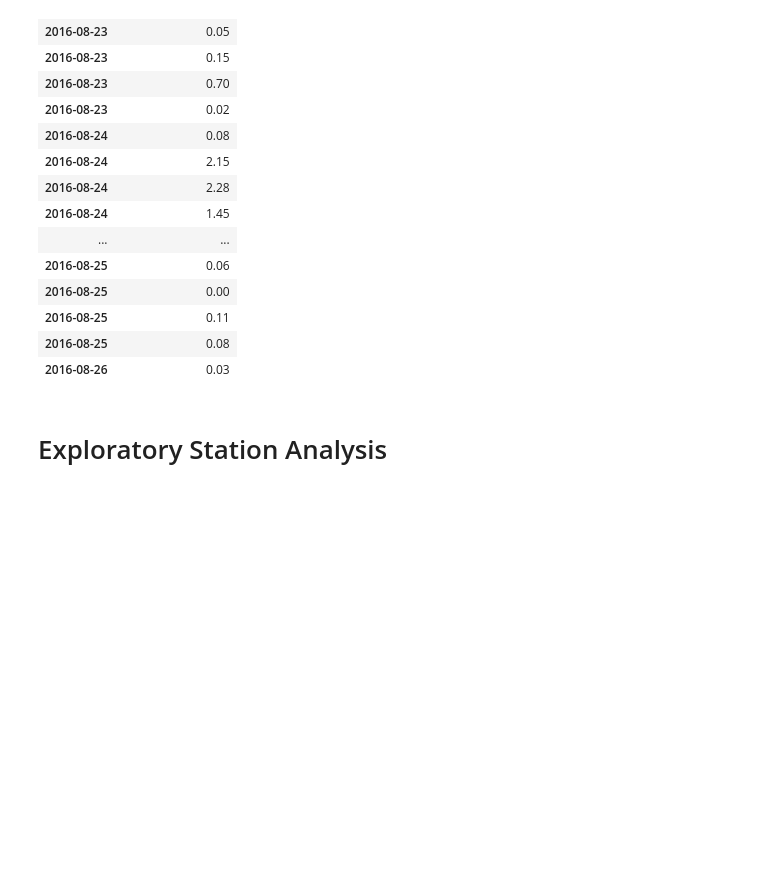
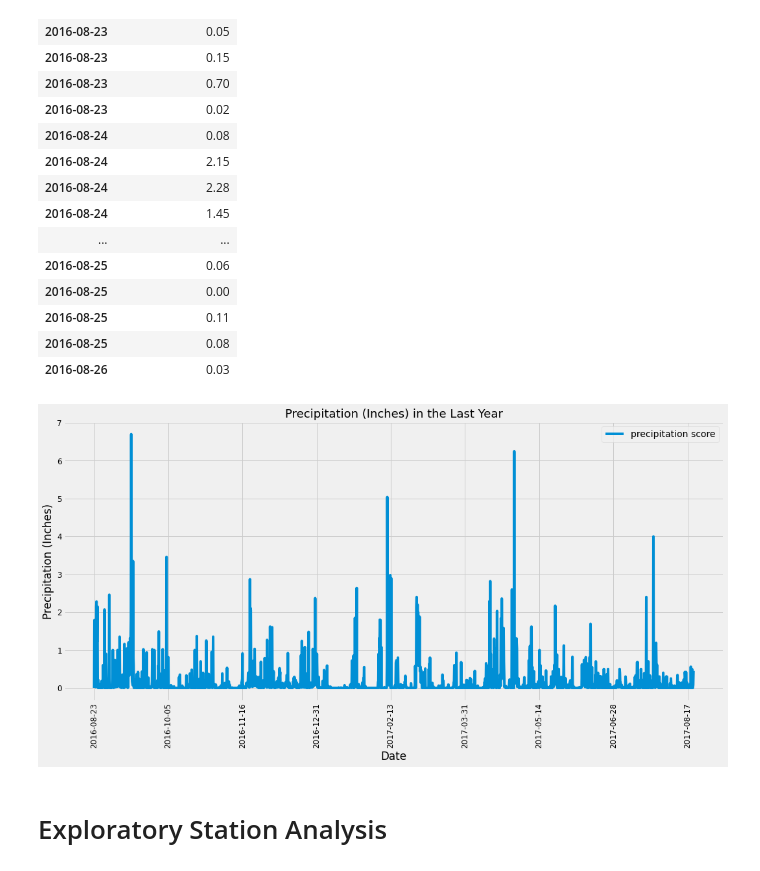
Before and after one commit to V-Villagomez/SQLalchemy_Challenge, a Jupyter notebook: climate_starter.ipynb, the cells around one changed output. Saved outputs shown, nothing was run; the diff lists cells and outputs as text; code cells hidden in the pictures; blank space fills up the shorter version.

```diff
--- a/climate_starter.ipynb
+++ b/climate_starter.ipynb
@@ -120,13 +120,15 @@ data_prcp_df_sorted.head(20)
 # %%
 # Use Pandas Plotting with Matplotlib to plot the data
 data_prcp_df_sorted.plot(figsize=(15,8), fontsize=12, rot=90)
-plt.title(f"Precipitation (inches) from {date_oneyearago} to {last_dt}", fontsize=18)
+plt.title(f"Precipitation (Inches) in the Last Year", fontsize=18)
 plt.xlabel("Date")
-plt.ylabel("Precipitation (inches)")
+plt.ylabel("Precipitation (Inches)")
 
 plt.tight_layout()
-plt.savefig("Images/prcp.png")
+plt.savefig("Images2/prcp.png")
 plt.show()
+# %% [output]
+[figure, added]
 # %%
 # Use Pandas to calcualte the summary statistics for the precipitation data
 # %% [markdown]
```
Also changed, not shown: 1 other file.
